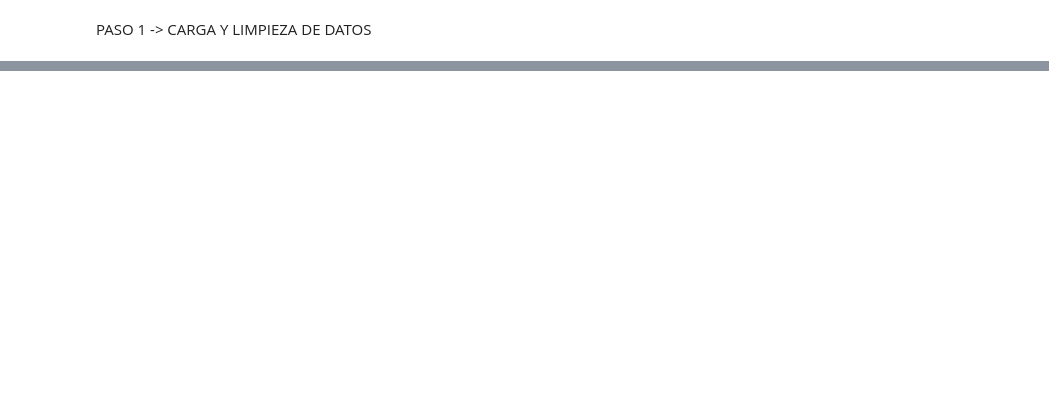
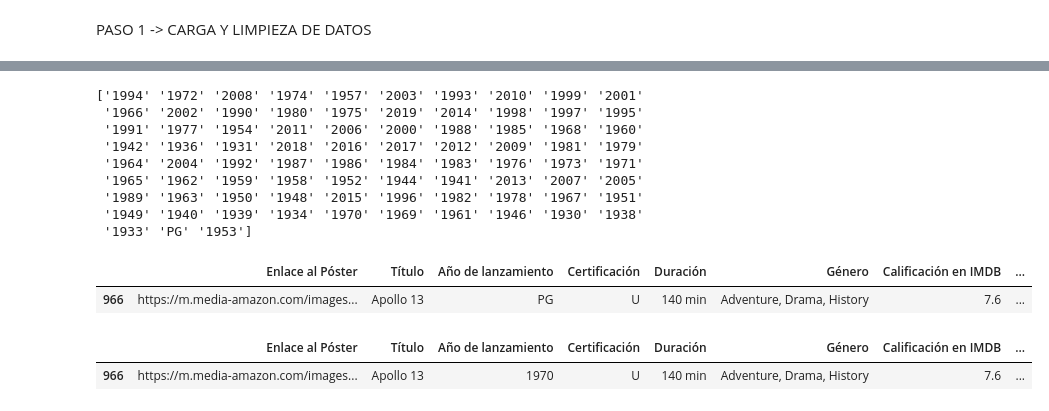
Before and after one commit to Dataniel31/Proyecto1-AnalisisDe-Pel-culasySeries-de-TVenIMDB, a Jupyter notebook: Proyecto1.ipynb, the cells around one changed output, grey strips where cells are left out. Saved outputs shown, nothing was run; the diff lists cells and outputs as text; code cells hidden in the pictures; blank space fills up the shorter version.

```diff
--- a/Proyecto1.ipynb
+++ b/Proyecto1.ipynb
@@ -89,0 +83,23 @@ Recaudacion -> float (Representa dinero)
+# %%
+print(df['Año de lanzamiento'].unique())
+registro = df[df['Año de lanzamiento'] == 'PG']
+registro
+# %% [output]
+['1994' '1972' '2008' '1974' '1957' '2003' '1993' '2010' '1999' '2001'
+ '1966' '2002' '1990' '1980' '1975' '2019' '2014' '1998' '1997' '1995'
+ '1991' '1977' '1954' '2011' '2006' '2000' '1988' '1985' '1968' '1960'
+ '1942' '1936' '1931' '2018' '2016' '2017' '2012' '2009' '1981' '1979'
+ '1964' '2004' '1992' '1987' '1986' '1984' '1983' '1976' '1973' '1971'
+ '1965' '1962' '1959' '1958' '1952' '1944' '1941' '2013' '2007' '2005'
+ '1989' '1963' '1950' '1948' '2015' '1996' '1982' '1978' '1967' '1951'
+ '1949' '1940' '1939' '1934' '1970' '1969' '1961' '1946' '1930' '1938'
+ '1933' 'PG' '1953']
+|  | Enlace al Póster | Título | Año de lanzamiento | Certificación | Duración | Género | Calificación en IMDB | ... |
+| 966 | https://m.media-amazon.com/images... | Apollo 13 | PG | U | 140 min | Adventure, Drama, History | 7.6 | ... |
+# %%
+df.loc[df['Año de lanzamiento'] == 'PG', 'Año de lanzamiento'] = '1970'
+registro = df[df['Título'] == 'Apollo 13']
+registro
+# %% [output]
+|  | Enlace al Póster | Título | Año de lanzamiento | Certificación | Duración | Género | Calificación en IMDB | ... |
+| 966 | https://m.media-amazon.com/images... | Apollo 13 | 1970 | U | 140 min | Adventure, Drama, History | 7.6 | ... |
```
Also changed, not shown: parts of 15 cells of this notebook.
